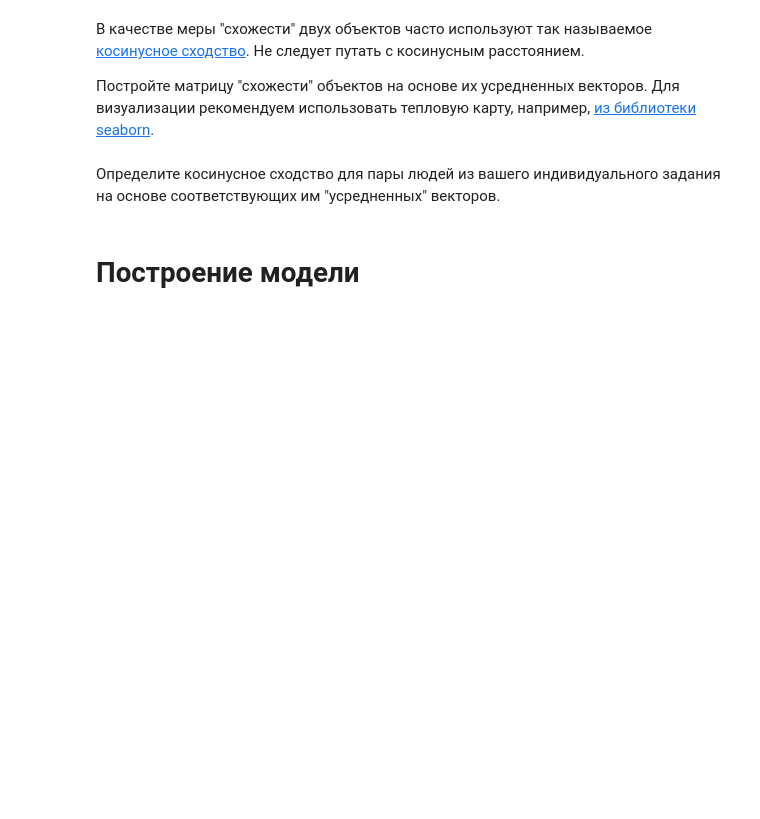
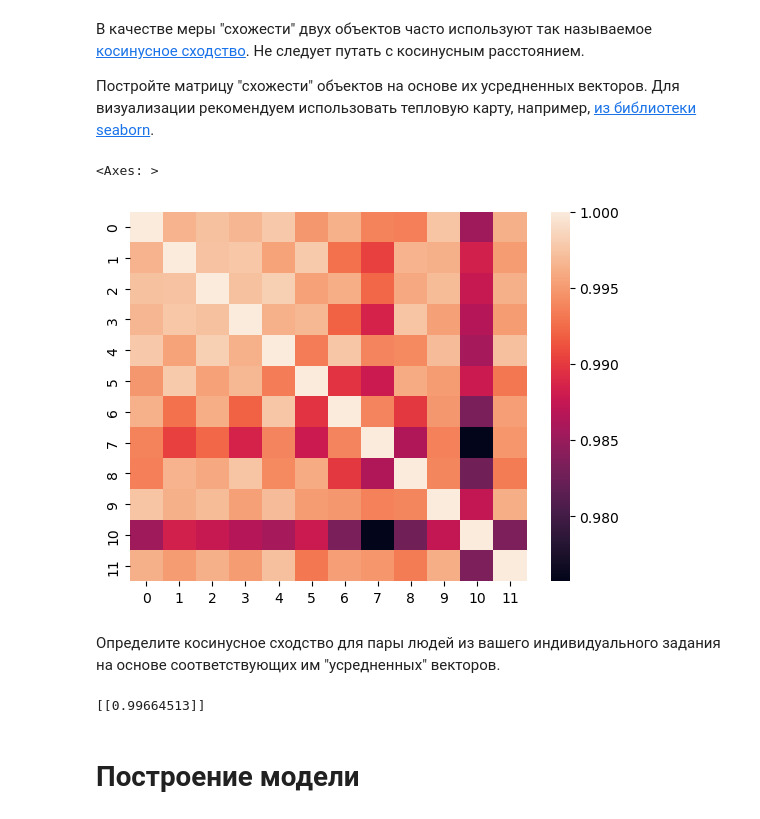
Before and after one commit to EugenePWN/Education, a Jupyter notebook: ML/SVM.ipynb, the cells around one changed output. Cells and saved outputs as stored; diff of their text form; code cells hidden in the pictures; blank space fills up the shorter version.

```diff
--- a/ML/SVM.ipynb
+++ b/ML/SVM.ipynb
@@ -134,5 +141,21 @@ plt.savefig('persons_pics_img_for_description.png', dpi = 300, bbox_inches='tigh
 В качестве меры "схожести" двух объектов часто используют так называемое [косинусное сходство](https://en.wikipedia.org/wiki/Cosine_similarity). Не следует путать с косинусным расстоянием.
 
 Постройте матрицу "схожести" объектов на основе их усредненных векторов. Для визуализации рекомендуем использовать тепловую карту, например, [из библиотеки seaborn](https://seaborn.pydata.org/generated/seaborn.heatmap.html).
+# %%
+vectors = df_new.drop(columns='label')
+matrix_res = np.array([])
+for j in range(len(vectors)):
+	matrix = np.array([])
+	for i in range(len(vectors)):
+		a = np.array(vectors.iloc[j])
+		b = np.array(vectors.iloc[i])
+		cosine = cosine_similarity(a.reshape(1, -1), b.reshape(1, -1))
+		matrix = np.append(matrix, cosine[0][0])
+	matrix_res = np.append(matrix_res, matrix, axis=0)
+matrix_res = matrix_res.reshape(12, 12)
+sns.heatmap(matrix_res)
+# %% [output]
+<Axes: >
+[figure, added]
 # %% [markdown]
 Определите косинусное сходство для пары людей из вашего индивидуального задания на основе соответствующих им "усредненных" векторов.
@@ -141,3 +162,10 @@ plt.savefig('persons_pics_img_for_description.png', dpi = 300, bbox_inches='tigh
+# %%
+a = np.array(vectors.iloc[0])
+b = np.array(vectors.iloc[3])
+cosine = cosine_similarity(a.reshape(1, -1), b.reshape(1, -1))
+print(cosine)
+# %% [output]
+[[0.99664513]]
 # %% [markdown]
 # Построение модели
 # %% [markdown]
```
Also changed, not shown: parts of 29 cells of this notebook, 2 other files.
